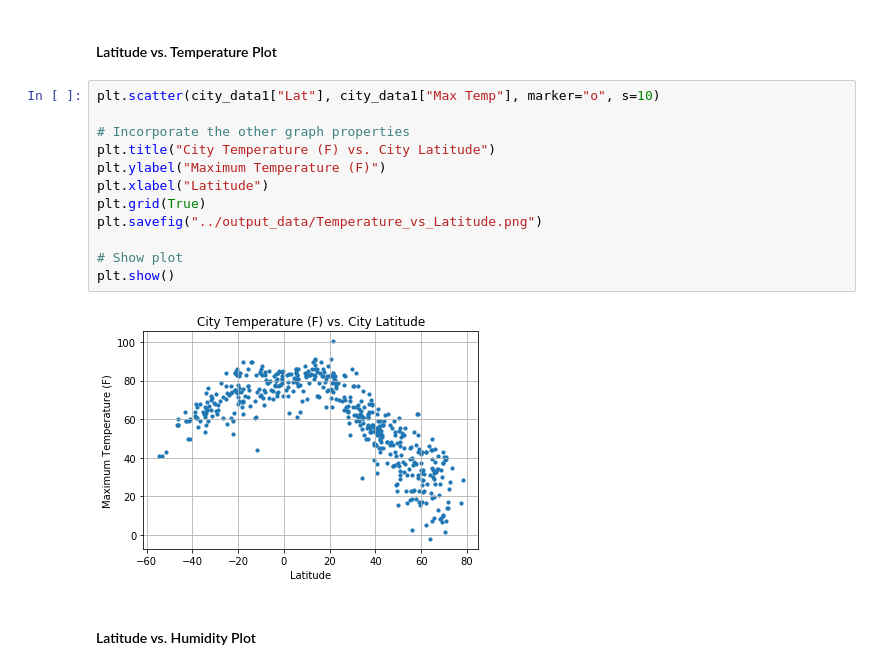
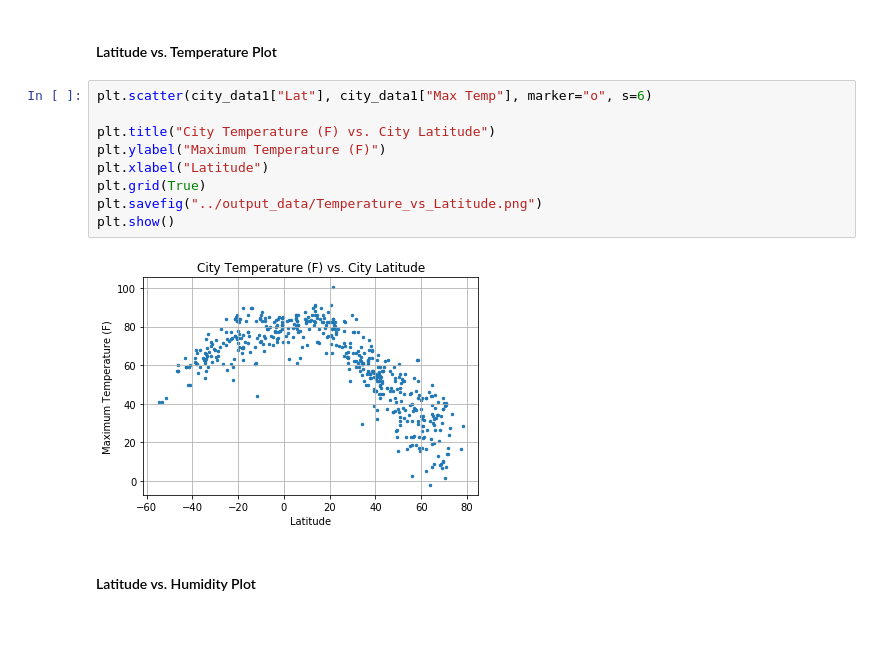
Before and after one commit to EMENGH/python-api-challenge, a Jupyter notebook: WeatherPy/WeatherPy.ipynb, the cells around one changed output. Cells and saved outputs as stored; diff of their text form; blank space fills up the shorter version.

Commit message:
added plots

```diff
--- a/WeatherPy/WeatherPy.ipynb
+++ b/WeatherPy/WeatherPy.ipynb
@@ -172,18 +172,15 @@ city_data1.tail()
 # %% [markdown]
 #### Latitude vs. Temperature Plot
 # %%
-plt.scatter(city_data1["Lat"], city_data1["Max Temp"], marker="o", s=10)
+plt.scatter(city_data1["Lat"], city_data1["Max Temp"], marker="o", s=6)
 
-# Incorporate the other graph properties
 plt.title("City Temperature (F) vs. City Latitude")
 plt.ylabel("Maximum Temperature (F)")
 plt.xlabel("Latitude")
 plt.grid(True)
 plt.savefig("../output_data/Temperature_vs_Latitude.png")
-
-# Show plot
 plt.show()
 # %% [output]
-[figure, old version]
+[figure, new version]
 # %% [markdown]
 #### Latitude vs. Humidity Plot
```
Also changed, not shown: parts of 3 cells of this notebook.
